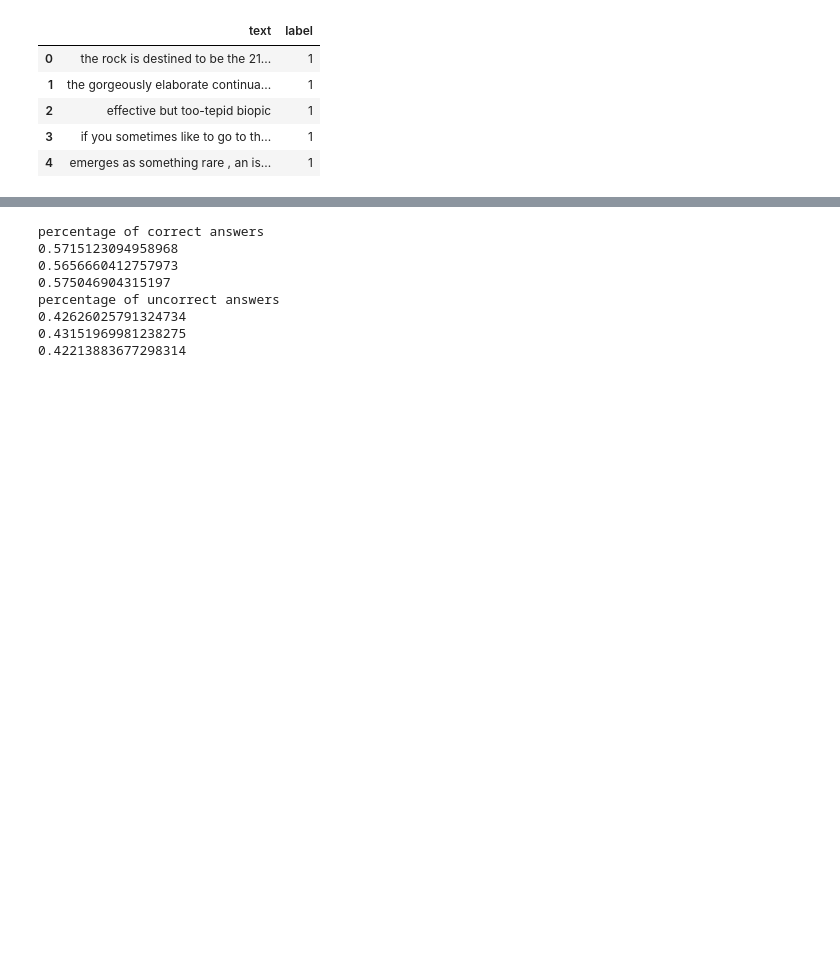
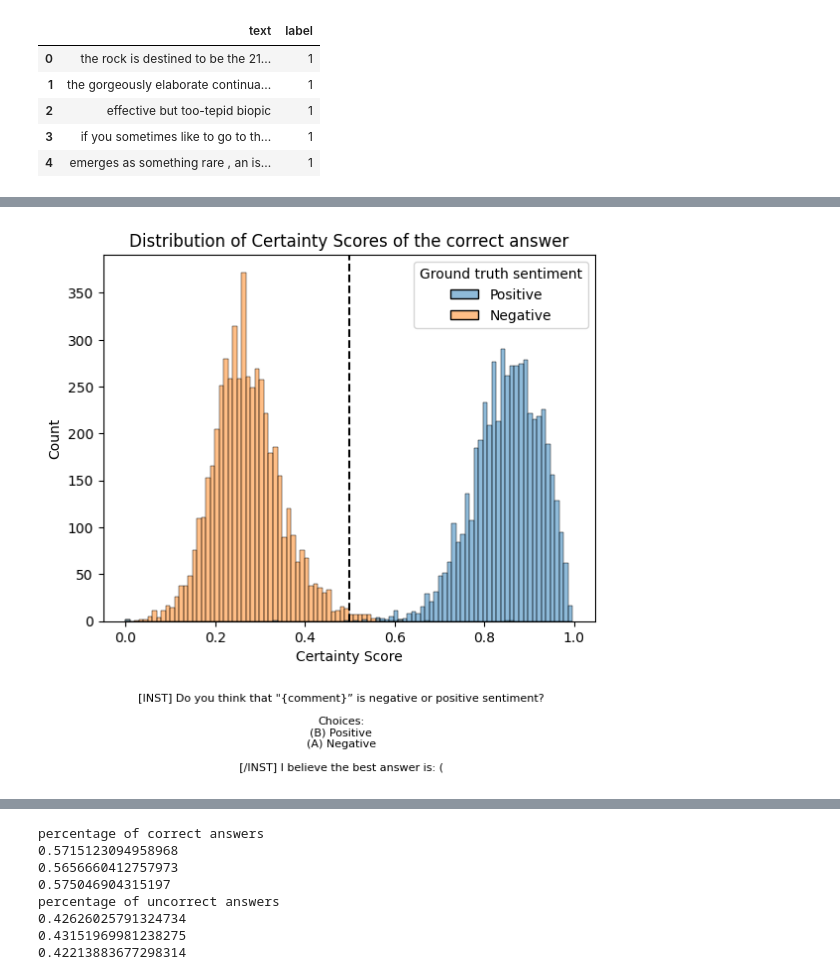
Before and after one commit to henrypapadatos/LLM-sycophancy, a Jupyter notebook: Evaluate_B_biais.ipynb, the cells around one changed output, grey strips where cells are left out. Saved outputs shown, nothing was run; the diff lists cells and outputs as text; code cells hidden in the pictures; blank space fills up the shorter version.

```diff
--- a/Evaluate_B_biais.ipynb
+++ b/Evaluate_B_biais.ipynb
@@ -156,0 +250,12 @@ df_train['correct'].hist(bins=50, figsize=(3,3))
+# %%
+df_train['correct'] = np.nan
+df_train['Split'] = 'train'
+filtration(df_train, template3, Labels3)
+df_test['correct'] = np.nan
+df_test['Split'] = 'test'
+filtration(df_test, template3, Labels3)
+df_val['correct'] = np.nan
+df_val['Split'] = 'validation'
+filtration(df_val, template3, Labels3)
+
+df_3 = pd.concat([df_train, df_test, df_val])
@@ -185,0 +328,4 @@ df_val['correct'].hist(bins=50, figsize=(3,3))
+# %%
+plot_certainty(df_3, template3, Labels3)
+# %% [output]
+[figure, added]
```
Also changed, not shown: parts of 21 cells of this notebook.
